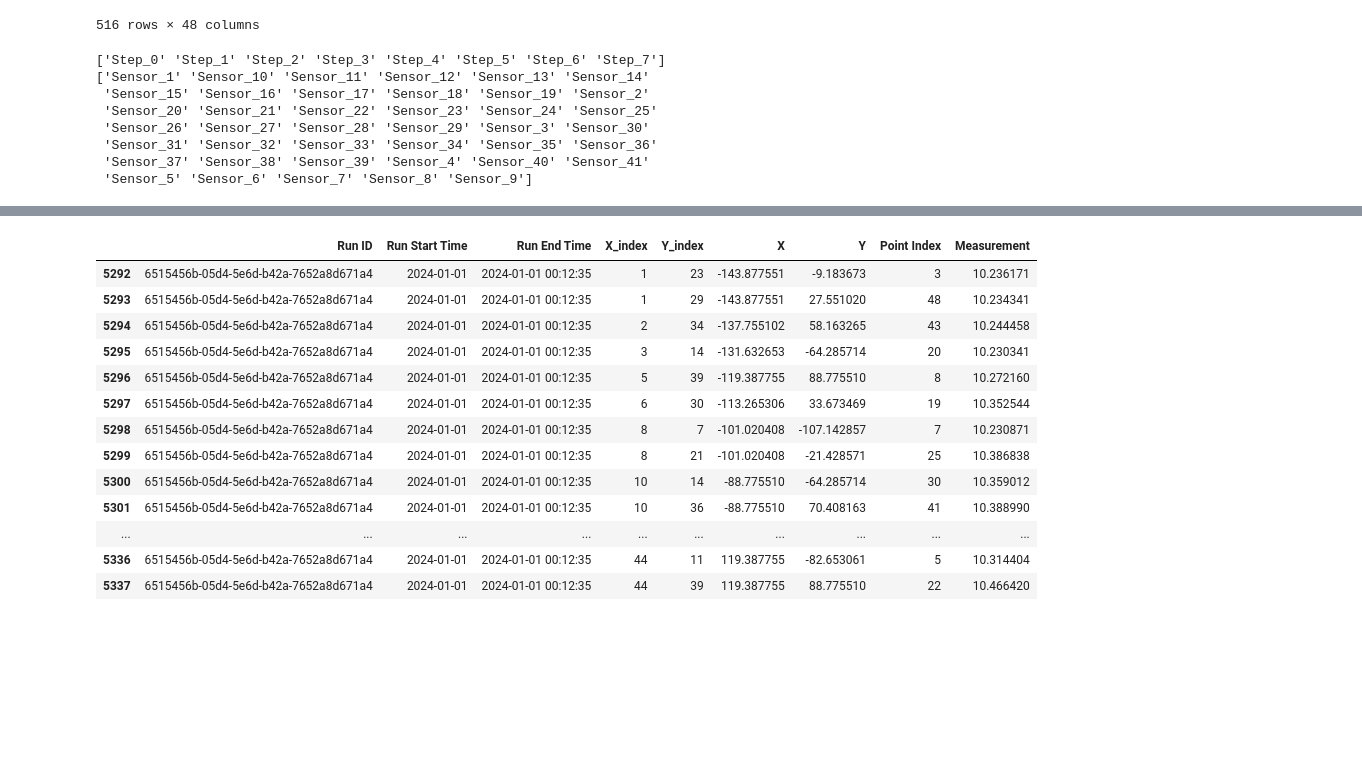
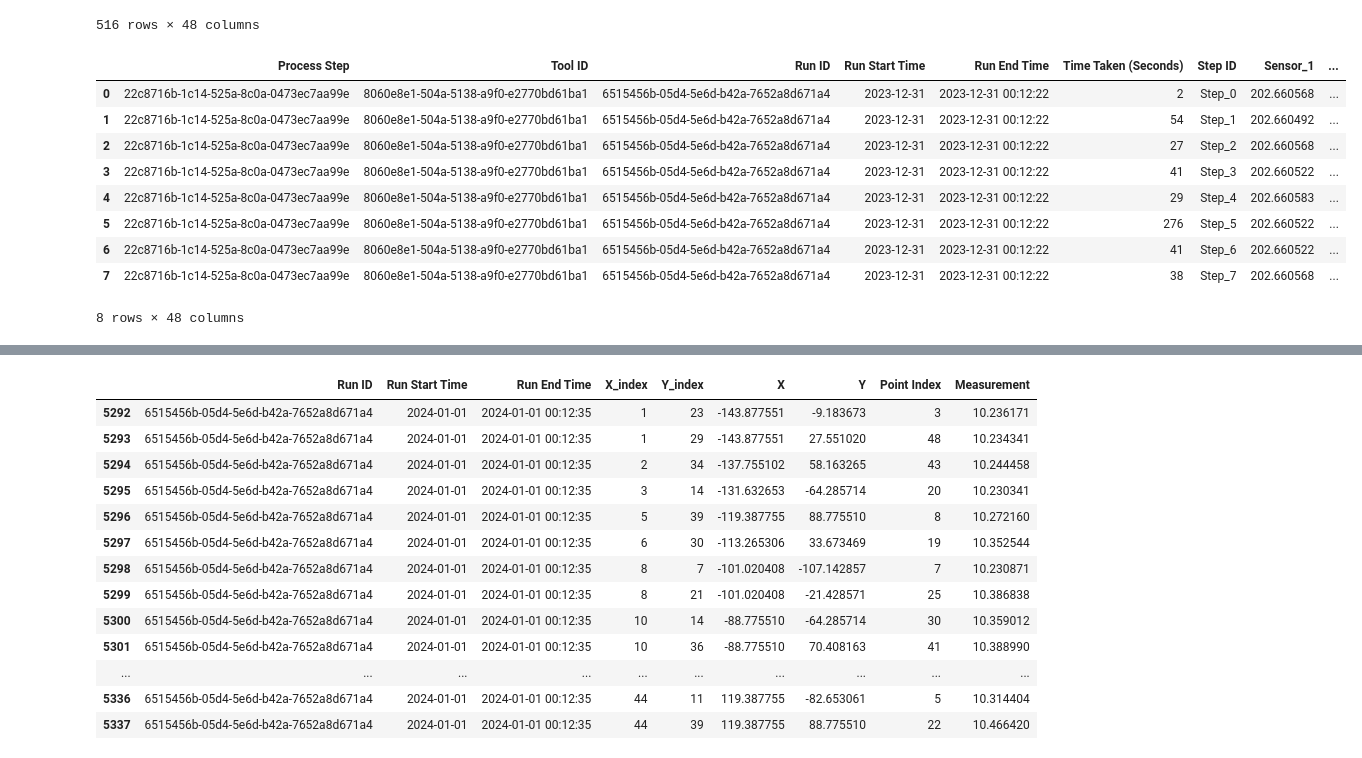
Before and after one commit to alvinnnnnnnnnn/Micron-AI-Challenge, a Jupyter notebook: script.ipynb, the cells around one changed output, grey strips where cells are left out. Saved outputs shown, nothing was run; the diff lists cells and outputs as text; code cells hidden in the pictures; blank space fills up the shorter version.

```diff
--- a/script.ipynb
+++ b/script.ipynb
@@ -33,18 +33,68 @@ incoming_df_filtered_pivot
 | 514 | 8060e8e1-504a-5138-a9f0-e2770bd61ba1 | 2023-12-31 | 2023-12-31 00:12:22 | 6515456b-05d4-5e6d-b42a-7652a8d671a4 | 22c8716b-1c14-525a-8c0a-0473ec7aa99e | 2023-12-31 00:08:34.000000002 | Step_7 | 202.660553 | ... |
 | 515 | 8060e8e1-504a-5138-a9f0-e2770bd61ba1 | 2023-12-31 | 2023-12-31 00:12:22 | 6515456b-05d4-5e6d-b42a-7652a8d671a4 | 22c8716b-1c14-525a-8c0a-0473ec7aa99e | 2023-12-31 00:08:34.999999998 | Step_7 | 202.660553 | ... |
 516 rows × 48 columns
-# %%
-print(incoming_df['Step ID'].unique())
-print(incoming_df['Sensor Name'].unique())
-# %% [output]
-['Step_0' 'Step_1' 'Step_2' 'Step_3' 'Step_4' 'Step_5' 'Step_6' 'Step_7']
-['Sensor_1' 'Sensor_10' 'Sensor_11' 'Sensor_12' 'Sensor_13' 'Sensor_14'
- 'Sensor_15' 'Sensor_16' 'Sensor_17' 'Sensor_18' 'Sensor_19' 'Sensor_2'
- 'Sensor_20' 'Sensor_21' 'Sensor_22' 'Sensor_23' 'Sensor_24' 'Sensor_25'
- 'Sensor_26' 'Sensor_27' 'Sensor_28' 'Sensor_29' 'Sensor_3' 'Sensor_30'
- 'Sensor_31' 'Sensor_32' 'Sensor_33' 'Sensor_34' 'Sensor_35' 'Sensor_36'
- 'Sensor_37' 'Sensor_38' 'Sensor_39' 'Sensor_4' 'Sensor_40' 'Sensor_41'
- 'Sensor_5' 'Sensor_6' 'Sensor_7' 'Sensor_8' 'Sensor_9']
+# %%
+tmp_list = []
+
+temp_grps = [(x[0], y) for x, y in incoming_df_filtered_pivot.groupby(by=["Step ID"])]
+for temp_grp in temp_grps:
+    temp_step_id = temp_grp[0]
+    temp_df = temp_grp[1]
+    temp_df = temp_df.reset_index()
+
+    temp_tool_id = temp_df.loc[0, "Tool ID"]
+    temp_run_start_time = temp_df.loc[0, "Run Start Time"]
+    temp_run_end_time = temp_df.loc[0, "Run End Time"]
+    temp_run_id = temp_df.loc[0, "Run ID"]
+    temp_process_step = temp_df.loc[0, "Process Step"]
+
+    # Sensor columns for incoming data are Sensor_1 to Sensor_41
+    sensor_cols = [f"Sensor_{i}" for i in range(1, 42)]
+    sensor_avgs = [temp_df[col].mean() for col in sensor_cols]
+
+    temp_time_taken = (temp_df["Time Stamp"].max() - temp_df["Time Stamp"].min()).total_seconds()
+    temp_time_taken = int(round(temp_time_taken))
+
+    tmp_list.append([
+        temp_process_step,
+        temp_tool_id,
+        temp_run_id,
+        temp_run_start_time,
+        temp_run_end_time,
+        temp_time_taken,
+        temp_step_id,
+        *sensor_avgs  # unpack all sensor averages into the row
+    ])
+
+columns = [
+    "Process Step",
+    "Tool ID",
+    "Run ID",
+    "Run Start Time",
+    "Run End Time",
+    "Time Taken (Seconds)",
+    "Step ID"
+] + sensor_cols  # adds Sensor A to O
+
+dataframe_incoming_filtered = pd.DataFrame(tmp_list, columns=columns)
+del temp_grps
+
+dataframe_incoming_filtered = dataframe_incoming_filtered.sort_values(
+    by=["Step ID"],
+    key=lambda x: x.str.extract(r'Step_(\d+)')[0].astype(int)
+)
+dataframe_incoming_filtered
+# %% [output]
+|  | Process Step | Tool ID | Run ID | Run Start Time | Run End Time | Time Taken (Seconds) | Step ID | Sensor_1 | ... |
+| 0 | 22c8716b-1c14-525a-8c0a-0473ec7aa99e | 8060e8e1-504a-5138-a9f0-e2770bd61ba1 | 6515456b-05d4-5e6d-b42a-7652a8d671a4 | 2023-12-31 | 2023-12-31 00:12:22 | 2 | Step_0 | 202.660568 | ... |
+| 1 | 22c8716b-1c14-525a-8c0a-0473ec7aa99e | 8060e8e1-504a-5138-a9f0-e2770bd61ba1 | 6515456b-05d4-5e6d-b42a-7652a8d671a4 | 2023-12-31 | 2023-12-31 00:12:22 | 54 | Step_1 | 202.660492 | ... |
+| 2 | 22c8716b-1c14-525a-8c0a-0473ec7aa99e | 8060e8e1-504a-5138-a9f0-e2770bd61ba1 | 6515456b-05d4-5e6d-b42a-7652a8d671a4 | 2023-12-31 | 2023-12-31 00:12:22 | 27 | Step_2 | 202.660568 | ... |
+| 3 | 22c8716b-1c14-525a-8c0a-0473ec7aa99e | 8060e8e1-504a-5138-a9f0-e2770bd61ba1 | 6515456b-05d4-5e6d-b42a-7652a8d671a4 | 2023-12-31 | 2023-12-31 00:12:22 | 41 | Step_3 | 202.660522 | ... |
+| 4 | 22c8716b-1c14-525a-8c0a-0473ec7aa99e | 8060e8e1-504a-5138-a9f0-e2770bd61ba1 | 6515456b-05d4-5e6d-b42a-7652a8d671a4 | 2023-12-31 | 2023-12-31 00:12:22 | 29 | Step_4 | 202.660583 | ... |
+| 5 | 22c8716b-1c14-525a-8c0a-0473ec7aa99e | 8060e8e1-504a-5138-a9f0-e2770bd61ba1 | 6515456b-05d4-5e6d-b42a-7652a8d671a4 | 2023-12-31 | 2023-12-31 00:12:22 | 276 | Step_5 | 202.660522 | ... |
+| 6 | 22c8716b-1c14-525a-8c0a-0473ec7aa99e | 8060e8e1-504a-5138-a9f0-e2770bd61ba1 | 6515456b-05d4-5e6d-b42a-7652a8d671a4 | 2023-12-31 | 2023-12-31 00:12:22 | 41 | Step_6 | 202.660522 | ... |
+| 7 | 22c8716b-1c14-525a-8c0a-0473ec7aa99e | 8060e8e1-504a-5138-a9f0-e2770bd61ba1 | 6515456b-05d4-5e6d-b42a-7652a8d671a4 | 2023-12-31 | 2023-12-31 00:12:22 | 38 | Step_7 | 202.660568 | ... |
+8 rows × 48 columns
 # %%
 run_df = pd.read_parquet("train/run_data_1.parquet")
 run_df_filtered = run_df[run_df["Run ID"] == "6515456b-05d4-5e6d-b42a-7652a8d671a4"]
```
Also changed, not shown: parts of 8 cells of this notebook, 2 other files.
